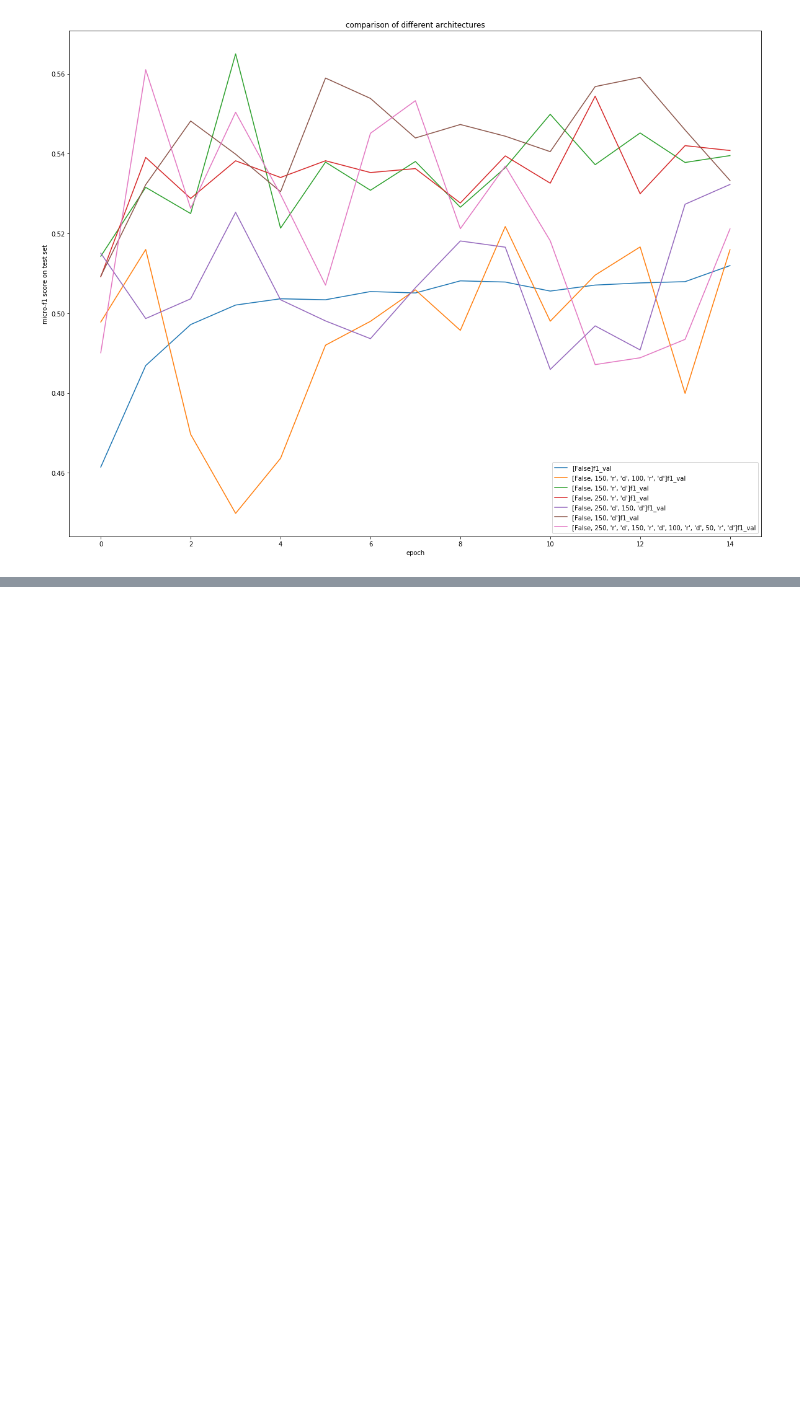
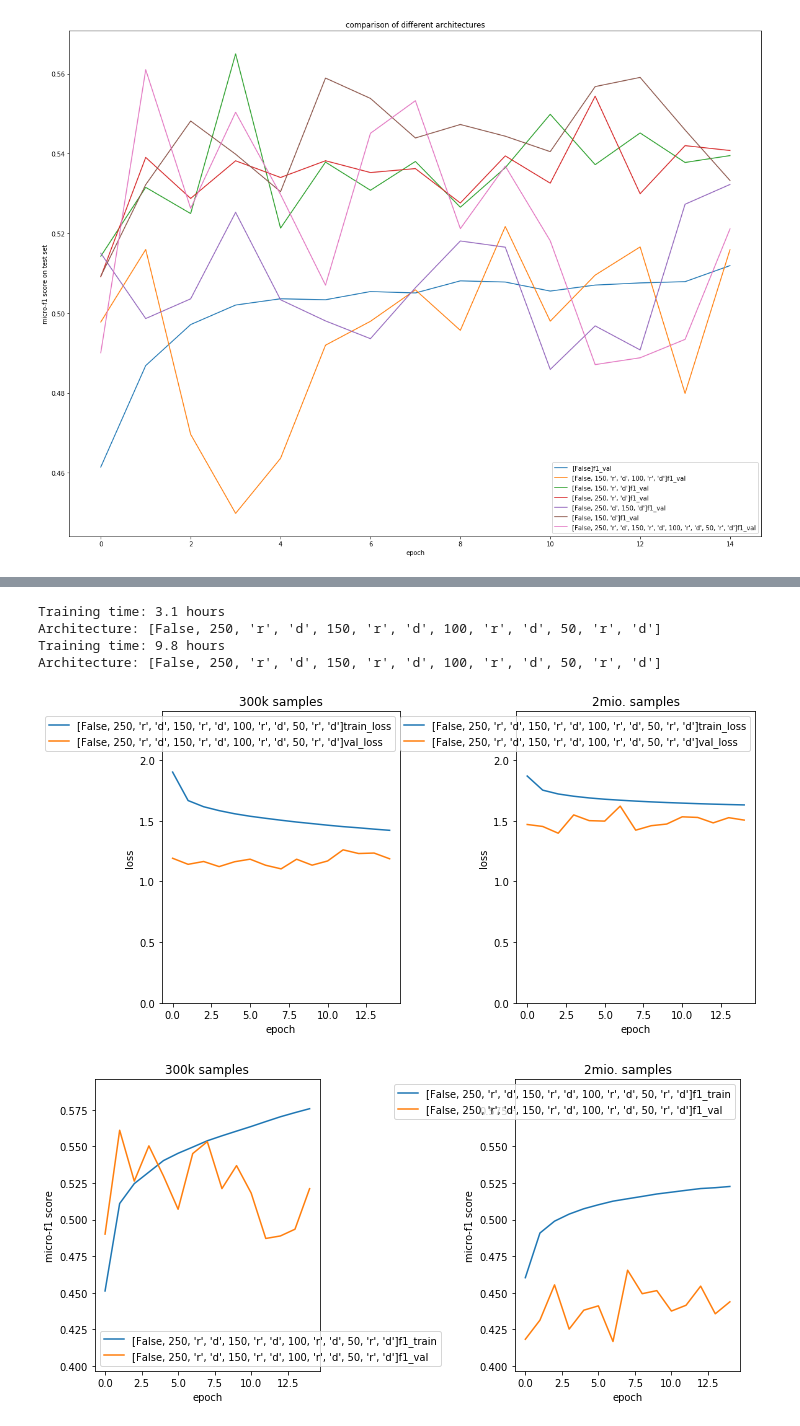
Before and after one commit to sorgmi/amazon_category_prediction, a Jupyter notebook: report.ipynb, the cells around one changed output, grey strips where cells are left out. Drawn from its saved outputs; the diff is of its cells as text; code cells hidden in the pictures; blank space fills up the shorter version.

```diff
--- a/report.ipynb
+++ b/report.ipynb
@@ -425,0 +501,14 @@ Organic Dataset | https://syncandshare.lrz.de/dl/fiNDkYy3SNfH6M62mpfPV92c/proces
+# %%
+p1 = "blobs/2019-06-24_deep_balanced_300k_dropout/"
+p2 = "blobs/2019-07-02_balanced_big50k_deep/"
+showExperimentInfo(p1)
+showExperimentInfo(p2)
+plotExperimentLoss(p1,p2,"300k samples", "2mio. samples")
+plotExperimentf1(p1,p2,"300k samples", "2mio. samples")
+# %% [output]
+Training time: 3.1 hours
+Architecture: [False, 250, 'r', 'd', 150, 'r', 'd', 100, 'r', 'd', 50, 'r', 'd']
+Training time: 9.8 hours
+Architecture: [False, 250, 'r', 'd', 150, 'r', 'd', 100, 'r', 'd', 50, 'r', 'd']
+[figure, added]
+[figure, added]
```
Also changed, not shown: parts of 46 cells of this notebook.
